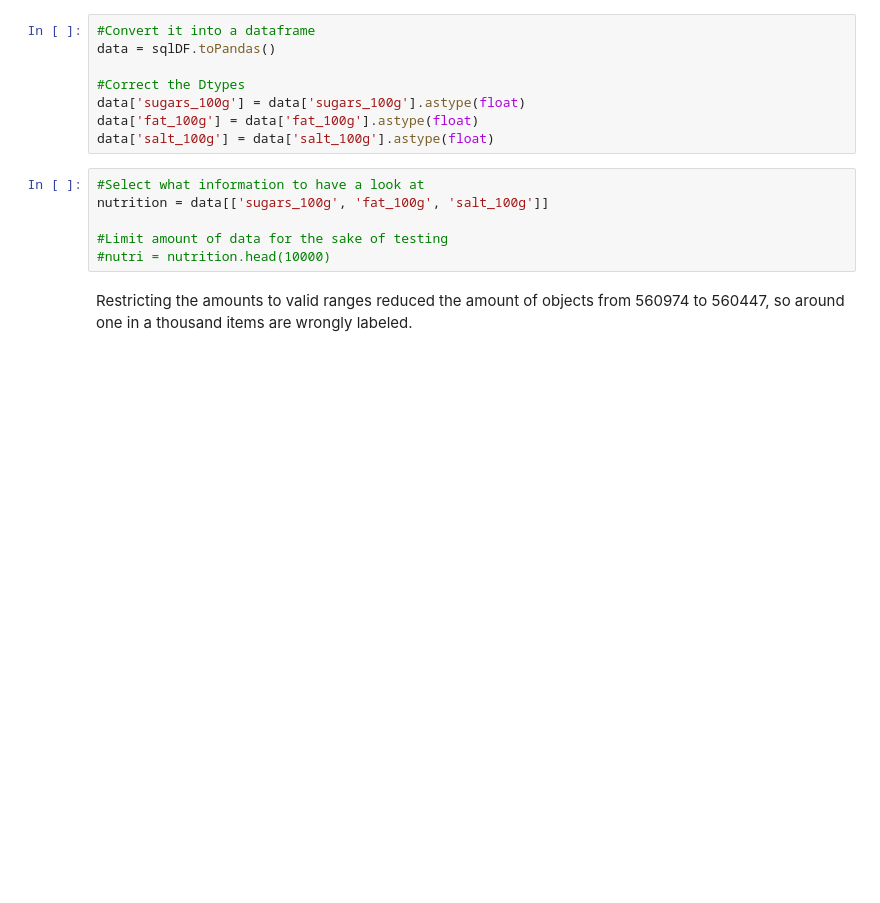
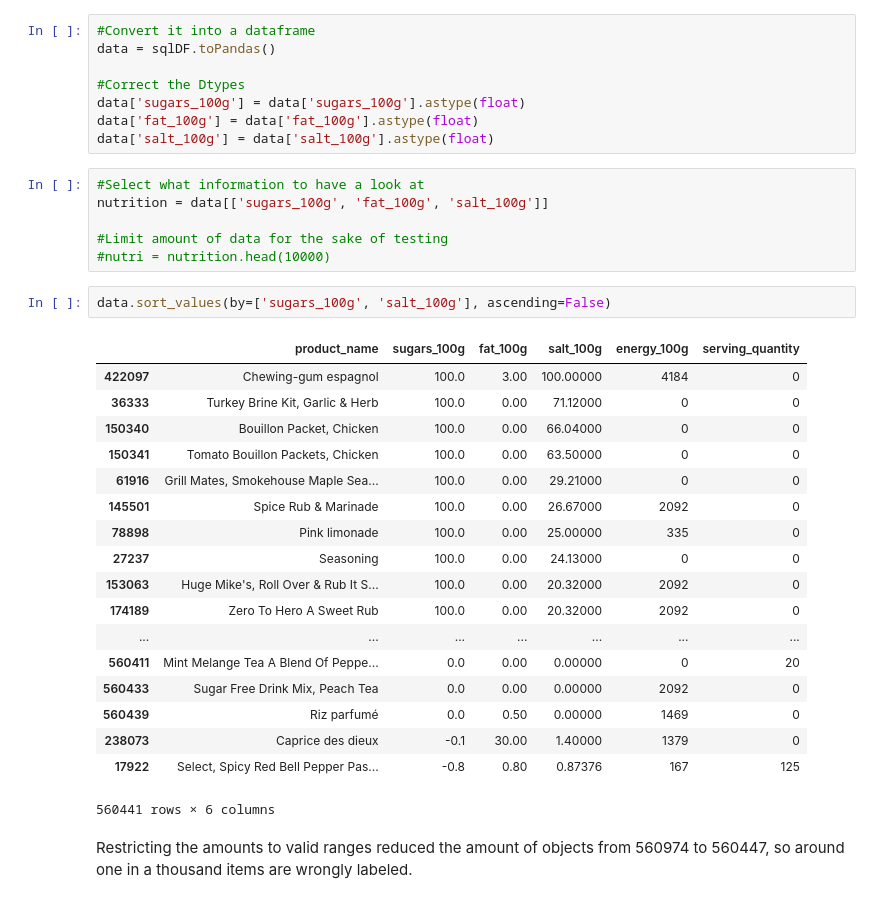
Before and after one commit to esamosenok/ADA_Project_2018, a Jupyter notebook: vwQuestions.ipynb, the cells around one changed output. Drawn from its saved outputs; the diff is of its cells as text; blank space fills up the shorter version.

```diff
--- a/vwQuestions.ipynb
+++ b/vwQuestions.ipynb
@@ -55,6 +55,27 @@ nutrition = data[['sugars_100g', 'fat_100g', 'salt_100g']]
 
 #Limit amount of data for the sake of testing
 #nutri = nutrition.head(10000)
+# %%
+data.sort_values(by=['sugars_100g', 'salt_100g'], ascending=False)
+# %% [output]
+|  | product_name | sugars_100g | fat_100g | salt_100g | energy_100g | serving_quantity |
+| 422097 | Chewing-gum espagnol | 100.0 | 3.00 | 100.00000 | 4184 | 0 |
+| 36333 | Turkey Brine Kit, Garlic & Herb | 100.0 | 0.00 | 71.12000 | 0 | 0 |
+| 150340 | Bouillon Packet, Chicken | 100.0 | 0.00 | 66.04000 | 0 | 0 |
+| 150341 | Tomato Bouillon Packets, Chicken | 100.0 | 0.00 | 63.50000 | 0 | 0 |
+| 61916 | Grill Mates, Smokehouse Maple Sea... | 100.0 | 0.00 | 29.21000 | 0 | 0 |
+| 145501 | Spice Rub & Marinade | 100.0 | 0.00 | 26.67000 | 2092 | 0 |
+| 78898 | Pink limonade | 100.0 | 0.00 | 25.00000 | 335 | 0 |
+| 27237 | Seasoning | 100.0 | 0.00 | 24.13000 | 0 | 0 |
+| 153063 | Huge Mike's, Roll Over & Rub It S... | 100.0 | 0.00 | 20.32000 | 2092 | 0 |
+| 174189 | Zero To Hero A Sweet Rub | 100.0 | 0.00 | 20.32000 | 2092 | 0 |
+| ... | ... | ... | ... | ... | ... | ... |
+| 560411 | Mint Melange Tea A Blend Of Peppe... | 0.0 | 0.00 | 0.00000 | 0 | 20 |
+| 560433 | Sugar Free Drink Mix, Peach Tea | 0.0 | 0.00 | 0.00000 | 2092 | 0 |
+| 560439 | Riz parfumé | 0.0 | 0.50 | 0.00000 | 1469 | 0 |
+| 238073 | Caprice des dieux | -0.1 | 30.00 | 1.40000 | 1379 | 0 |
+| 17922 | Select, Spicy Red Bell Pepper Pas... | -0.8 | 0.80 | 0.87376 | 167 | 125 |
+560441 rows × 6 columns
 # %% [markdown]
 Restricting the amounts to valid ranges reduced the amount of objects from 560974 to 560447, so around one in a thousand items are wrongly labeled.
 # %%
```
Also changed, not shown: parts of 13 cells of this notebook.
